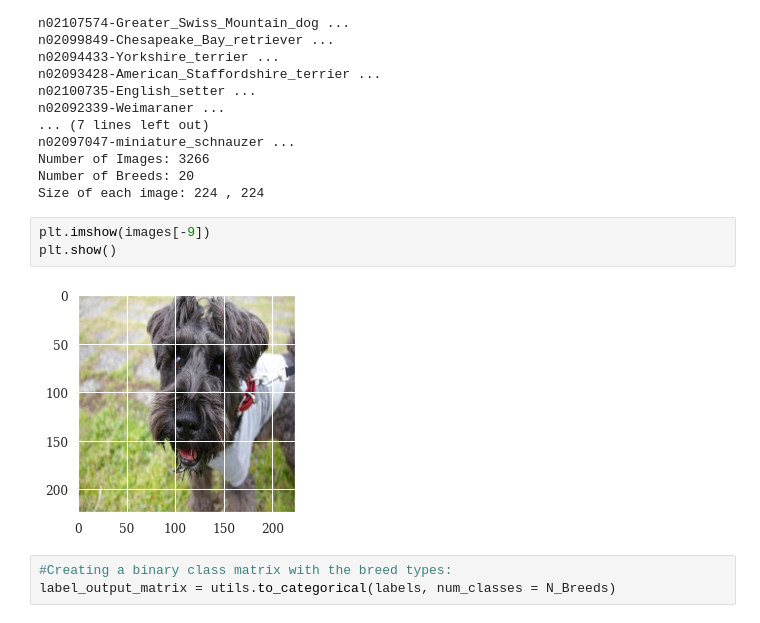
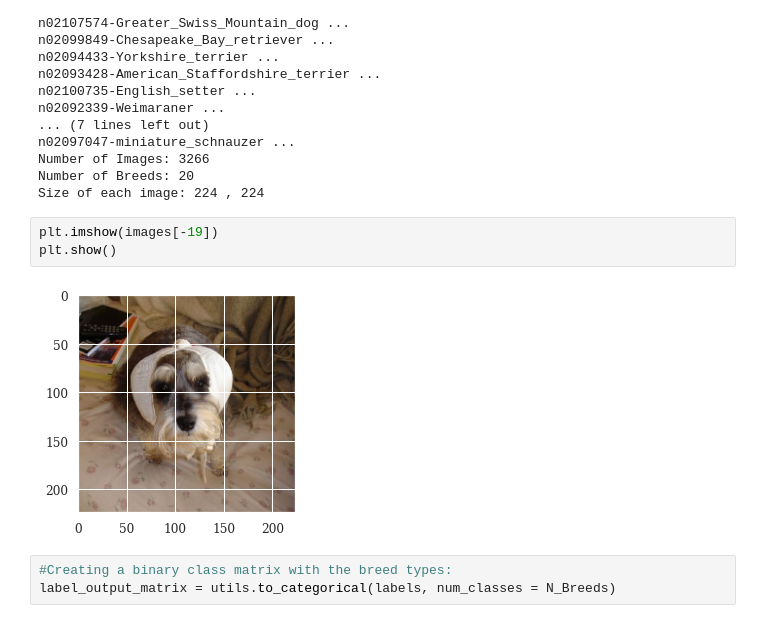
Before and after one commit to GabyCisnerosV/AllTheDogs, a Jupyter notebook: Dog_Breeds.ipynb, the cells around one changed output. Drawn from its saved outputs; the diff is of its cells as text.

```diff
--- a/Dog_Breeds.ipynb
+++ b/Dog_Breeds.ipynb
@@ -143,10 +143,10 @@ Number of Images: 3266
 Number of Breeds: 20
 Size of each image: 224 , 224
 # %%
-plt.imshow(images[-9])
+plt.imshow(images[-19])
 plt.show()
 # %% [output]
-[figure, old version]
+[figure, new version]
 # %%
 #Creating a binary class matrix with the breed types:
 label_output_matrix = utils.to_categorical(labels, num_classes = N_Breeds)
```
Also changed, not shown: parts of 25 cells of this notebook.
